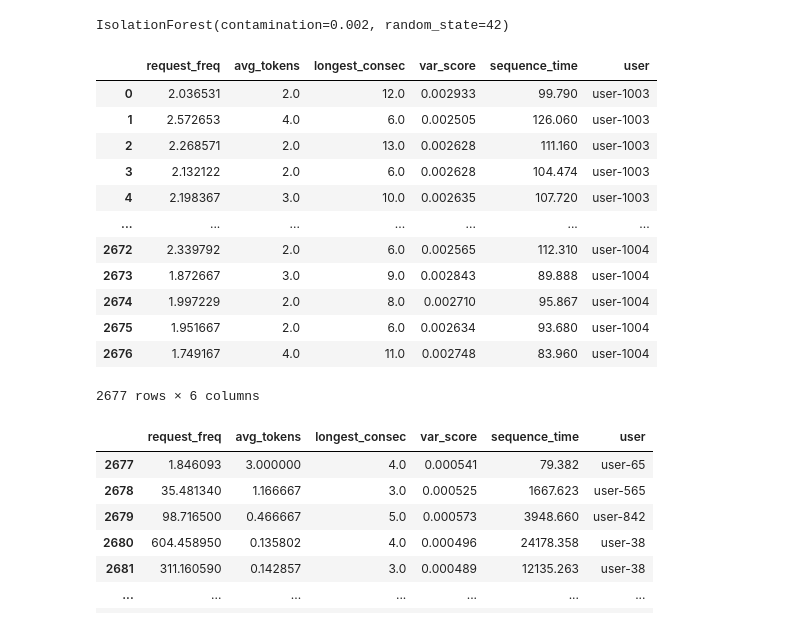
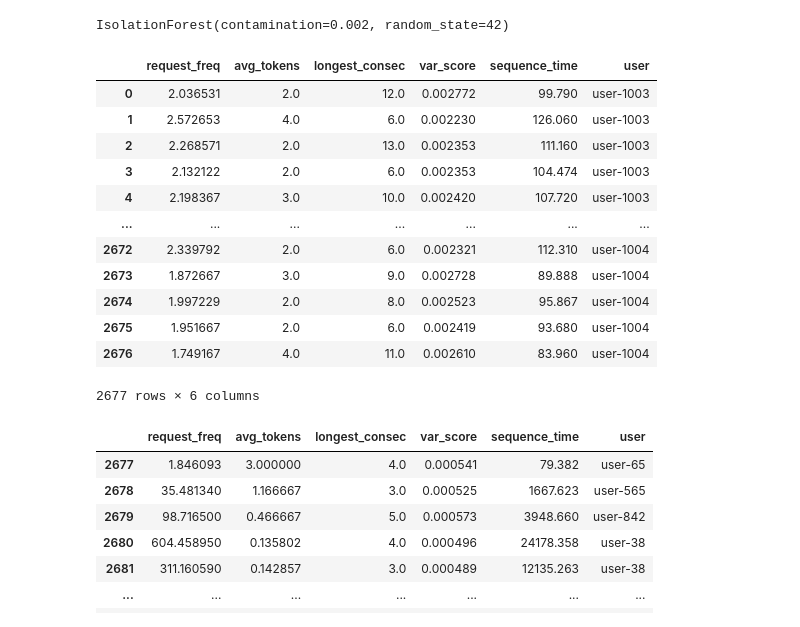
Before and after one commit to Request-analysis-ML/request-analyzer-model, a Jupyter notebook: notebooks/isolation_forest.ipynb, the cells around one changed output. Drawn from its saved outputs; the diff is of its cells as text; code cells hidden in the pictures.

```diff
--- a/notebooks/isolation_forest.ipynb
+++ b/notebooks/isolation_forest.ipynb
@@ -16,22 +21,22 @@ model_if.fit(df_anomaly_train[anomaly_inputs])
 IsolationForest(contamination=0.002, random_state=42)
 # %%
 #Code for checking how many spammers and scarpers that are present in test dataset
-df_test = pd.read_csv('csv_files/test.csv')
+df_test = pd.read_csv('test.csv')
 df_test_spam = extract_spammers_scrapers(df_test)
 df_test_spam
 # %% [output]
 |  | request_freq | avg_tokens | longest_consec | var_score | sequence_time | user |
-| 0 | 2.036531 | 2.0 | 12.0 | 0.002933 | 99.790 | user-1003 |
-| 1 | 2.572653 | 4.0 | 6.0 | 0.002505 | 126.060 | user-1003 |
-| 2 | 2.268571 | 2.0 | 13.0 | 0.002628 | 111.160 | user-1003 |
-| 3 | 2.132122 | 2.0 | 6.0 | 0.002628 | 104.474 | user-1003 |
-| 4 | 2.198367 | 3.0 | 10.0 | 0.002635 | 107.720 | user-1003 |
+| 0 | 2.036531 | 2.0 | 12.0 | 0.002772 | 99.790 | user-1003 |
+| 1 | 2.572653 | 4.0 | 6.0 | 0.002230 | 126.060 | user-1003 |
+| 2 | 2.268571 | 2.0 | 13.0 | 0.002353 | 111.160 | user-1003 |
+| 3 | 2.132122 | 2.0 | 6.0 | 0.002353 | 104.474 | user-1003 |
+| 4 | 2.198367 | 3.0 | 10.0 | 0.002420 | 107.720 | user-1003 |
 | ... | ... | ... | ... | ... | ... | ... |
-| 2672 | 2.339792 | 2.0 | 6.0 | 0.002565 | 112.310 | user-1004 |
-| 2673 | 1.872667 | 3.0 | 9.0 | 0.002843 | 89.888 | user-1004 |
-| 2674 | 1.997229 | 2.0 | 8.0 | 0.002710 | 95.867 | user-1004 |
-| 2675 | 1.951667 | 2.0 | 6.0 | 0.002634 | 93.680 | user-1004 |
-| 2676 | 1.749167 | 4.0 | 11.0 | 0.002748 | 83.960 | user-1004 |
+| 2672 | 2.339792 | 2.0 | 6.0 | 0.002321 | 112.310 | user-1004 |
+| 2673 | 1.872667 | 3.0 | 9.0 | 0.002728 | 89.888 | user-1004 |
+| 2674 | 1.997229 | 2.0 | 8.0 | 0.002523 | 95.867 | user-1004 |
+| 2675 | 1.951667 | 2.0 | 6.0 | 0.002419 | 93.680 | user-1004 |
+| 2676 | 1.749167 | 4.0 | 11.0 | 0.002610 | 83.960 | user-1004 |
 2677 rows × 6 columns
 # %%
 #Code for checking how many normal users that are present in test dataset
```
Also changed, not shown: parts of 4 cells of this notebook, 8 other files.
